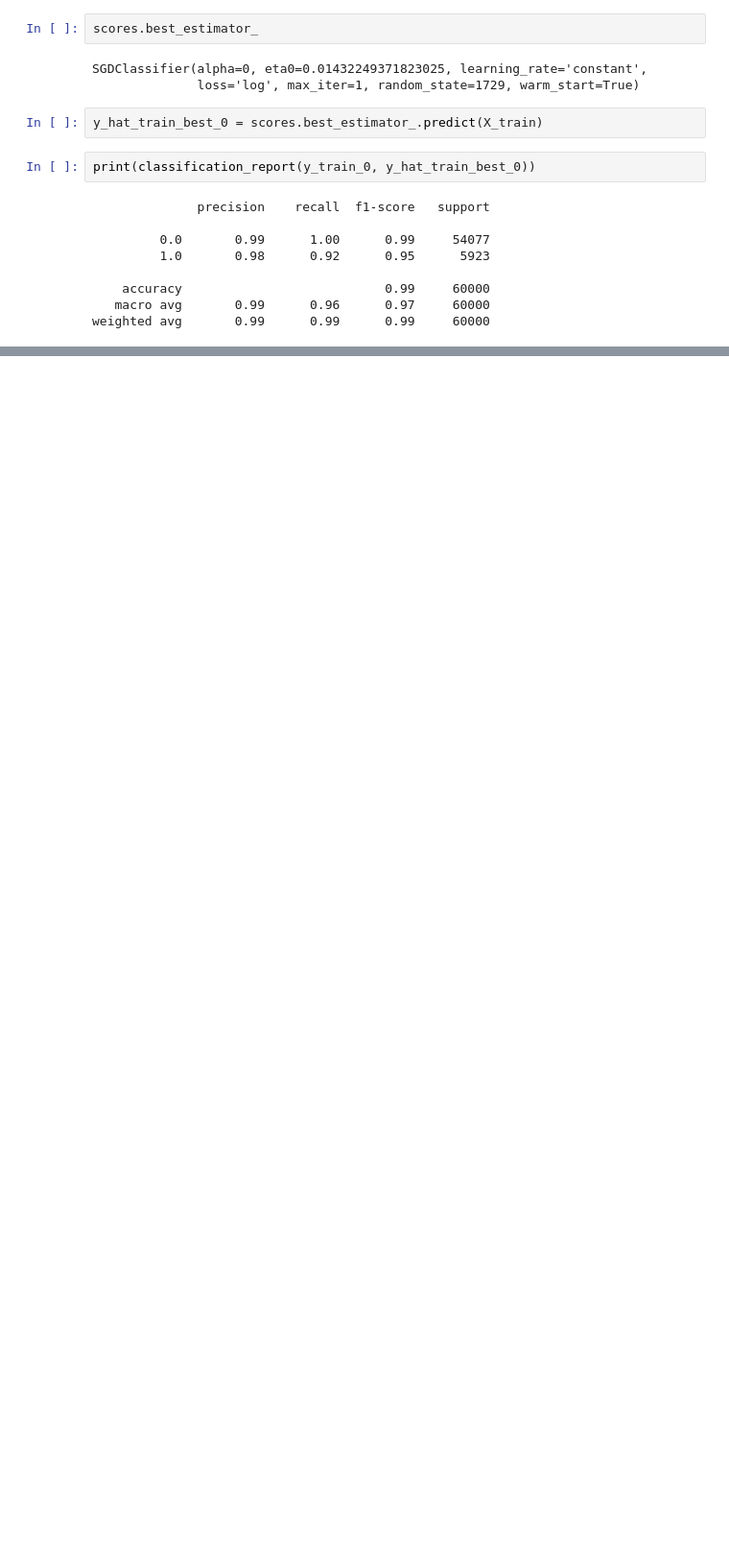
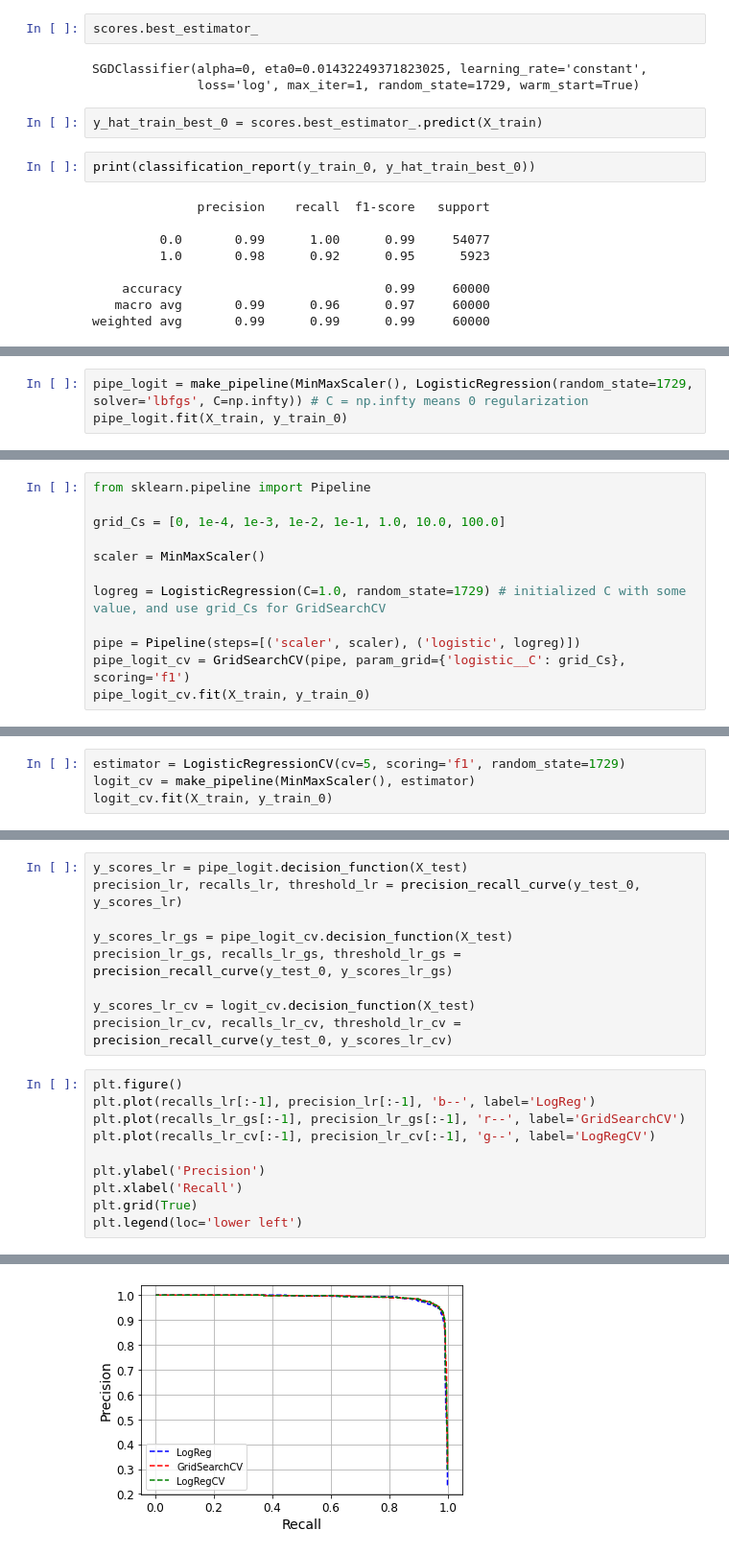
Before and after one commit to ananddotiyer/IIT-M, a Jupyter notebook: My Notes/MLP/Week6.ipynb, the cells around one changed output, grey strips where cells are left out. Shown at 96% size. Drawn from its saved outputs; the diff is of its cells as text; blank space fills up the shorter version.

```diff
--- a/My Notes/MLP/Week6.ipynb
+++ b/My Notes/MLP/Week6.ipynb
@@ -309,0 +314,3 @@ weighted avg       0.99      0.99      0.99     60000
+# %%
+pipe_logit = make_pipeline(MinMaxScaler(), LogisticRegression(random_state=1729, solver='lbfgs', C=np.infty)) # C = np.infty means 0 regularization
+pipe_logit.fit(X_train, y_train_0)
@@ -309,0 +323,12 @@ weighted avg       0.99      0.99      0.99     60000
+# %%
+from sklearn.pipeline import Pipeline
+
+grid_Cs = [0, 1e-4, 1e-3, 1e-2, 1e-1, 1.0, 10.0, 100.0]
+
+scaler = MinMaxScaler()
+
+logreg = LogisticRegression(C=1.0, random_state=1729) # initialized C with some value, and use grid_Cs for GridSearchCV
+
+pipe = Pipeline(steps=[('scaler', scaler), ('logistic', logreg)])
+pipe_logit_cv = GridSearchCV(pipe, param_grid={'logistic__C': grid_Cs}, scoring='f1')
+pipe_logit_cv.fit(X_train, y_train_0)
@@ -309,0 +357,4 @@ weighted avg       0.99      0.99      0.99     60000
+# %%
+estimator = LogisticRegressionCV(cv=5, scoring='f1', random_state=1729)
+logit_cv = make_pipeline(MinMaxScaler(), estimator)
+logit_cv.fit(X_train, y_train_0)
@@ -309,0 +388,20 @@ weighted avg       0.99      0.99      0.99     60000
+# %%
+y_scores_lr = pipe_logit.decision_function(X_test)
+precision_lr, recalls_lr, threshold_lr = precision_recall_curve(y_test_0, y_scores_lr)
+
+y_scores_lr_gs = pipe_logit_cv.decision_function(X_test)
+precision_lr_gs, recalls_lr_gs, threshold_lr_gs = precision_recall_curve(y_test_0, y_scores_lr_gs)
+
+y_scores_lr_cv = logit_cv.decision_function(X_test)
+precision_lr_cv, recalls_lr_cv, threshold_lr_cv = precision_recall_curve(y_test_0, y_scores_lr_cv)
+# %%
+plt.figure()
+plt.plot(recalls_lr[:-1], precision_lr[:-1], 'b--', label='LogReg')
+plt.plot(recalls_lr_gs[:-1], precision_lr_gs[:-1], 'r--', label='GridSearchCV')
+plt.plot(recalls_lr_cv[:-1], precision_lr_cv[:-1], 'g--', label='LogRegCV')
+
+plt.ylabel('Precision')
+plt.xlabel('Recall')
+plt.grid(True)
+plt.legend(loc='lower left')
+# %% [output]
@@ -309,0 +409 @@ weighted avg       0.99      0.99      0.99     60000
+[figure, added]
```
Also changed, not shown: parts of 24 cells of this notebook.
